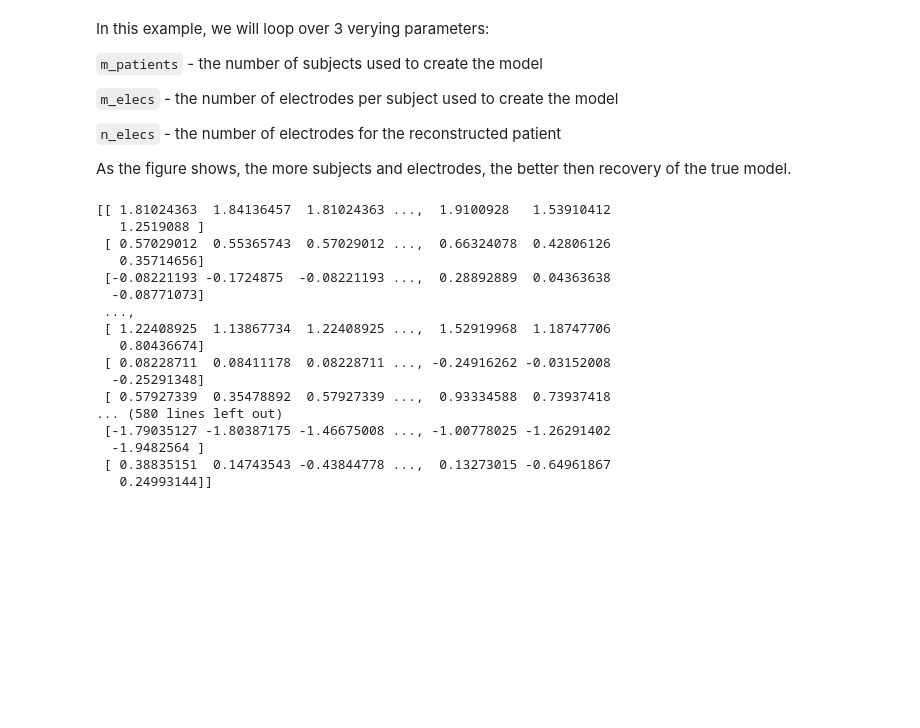
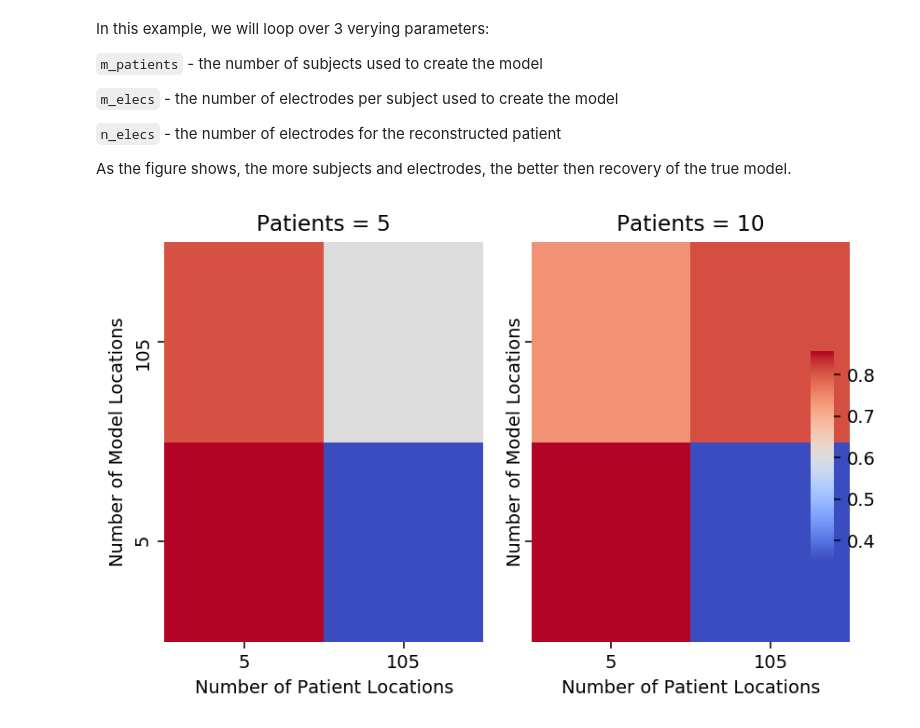
Before and after one commit to ContextLab/supereeg, a Jupyter notebook: docs/tutorial/simulate_objects.ipynb, the cells around one changed output. Drawn from its saved outputs; the diff is of its cells as text; code cells hidden in the pictures; blank space fills up the shorter version.

```diff
--- a/docs/tutorial/simulate_objects.ipynb
+++ b/docs/tutorial/simulate_objects.ipynb
@@ -233,15 +234,15 @@ As the figure shows, the more subjects and electrodes, the better then recovery
 the true model.
 # %%
 # n_electrodes - number of electrodes for reconstructed patient
-n_elecs = range(5, 165, 50)
+n_elecs = range(5, 165, 100)
 
 # m_patients - number of patients in the model
 m_patients = [5, 10]
 
 # m_electrodes - number of electrodes for each patient in the model
-m_elecs = range(5, 165, 50)
+m_elecs = range(5, 165, 100)
 
-iter_val = 5
+iter_val = 2
 
 append_d = pd.DataFrame()
 
@@ -254,11 +255,7 @@ for p, m, n in param_grid:
 
 
         #create brain objects with m_patients and loop over the number of model locations and subset locations to build model
-        model_bos = [se.simulate_model_bos(n_samples=1000, sample_rate=1000, locs=locs, sample_locs = m) for x in range(p)]
-
-        model_locs = pd.DataFrame()
-        for i in range(len(model_bos)):
-            model_locs = model_locs.append(model_bos[i].locs, ignore_index = True)
+        model_bos = [se.simulate_model_bos(n_samples=100, sample_rate=1000, locs=locs, sample_locs = m) for x in range(p)]
 
         # create model from subsampled gray locations
         model = se.Model(model_bos, locs=locs)
@@ -267,7 +264,7 @@ for p, m, n in param_grid:
         sub_locs = locs.sample(n).sort_values(['x', 'y', 'z'])
 
         # simulate brain object
-        bo = se.simulate_bo(n_samples=1000, sample_rate=1000, locs=locs)
+        bo = se.simulate_bo(n_samples=100, sample_rate=1000, locs=locs)
 
         # parse brain object to create synthetic patient data
         data = bo.data.iloc[:, sub_locs.index]
@@ -276,57 +273,44 @@ for p, m, n in param_grid:
         bo_sample = se.Brain(data=data.as_matrix(), locs=sub_locs)
 
         # reconstruct at 'unknown' locations
-        recon = model.predict(bo_sample)
+        bo_r = model.predict(bo_sample)
+
+        # find the reconstructed indices
+        recon_inds = [i for i, x in enumerate(bo_r.label) if x == 'reconstructed']
+
+        # sample reconstructed data a reconstructed indices
+        recon = bo_r.data.iloc[:, recon_inds]
 
         # sample actual data at reconstructed locations
-        actual = bo.data.iloc[:, recon.locs.index]
+        actual = bo.data.iloc[:, recon_inds]
 
         # correlate reconstruction with actual data
-        corr_vals = corr_column(actual.as_matrix(),recon.data.as_matrix())
+        corr_vals = corr_column(actual.as_matrix(),recon.as_matrix())
 
-        # since the numbers of reconstructed locations change, sample the same number to take mean
-        corr_vals_sample = np.random.choice(corr_vals, 5)
+        d.append({'Numbder of Patients in Model': p, 'Number of Model Locations': m, 'Number of Patient Locations': n, 'Average Correlation': corr_vals.mean(), 'Correlations': corr_vals})
 
-        d.append({'Numbder of Patients in Model': p, 'Number of Model Locations': m, 'Number of Patient Locations': n, 'Average Correlation': corr_vals_sample.mean(), 'Correlations': corr_vals, 'Model Locations': model_locs.values, 'Patient Locations': bo_sample.locs.values})
-
-    d = pd.DataFrame(d, columns = ['Numbder of Patients in Model', 'Number of Model Locations', 'Number of Patient Locations', 'Average Correlation', 'Correlations', 'Model Locations', 'Patient Locations'])
+    d = pd.DataFrame(d, columns = ['Numbder of Patients in Model', 'Number of Model Locations', 'Number of Patient Locations', 'Average Correlation', 'Correlations'])
     append_d = append_d.append(d)
     append_d.index.rename('Iteration', inplace=True)
 
 
 new_df=append_d.groupby('Average Correlation').mean()
 
 fig, axs = plt.subplots(ncols=len(np.unique(new_df['Numbder of Patients in Model'])), sharex=True, sharey=True)
 
 axs_iter = 0
 cbar_ax = fig.add_axes([.92, .3, .03, .4])
 for i in np.unique(new_df['Numbder of Patients in Model']):
 
 
     data_plot = append_d[append_d['Numbder of Patients in Model'] == i].pivot_table(index=['Number of Model Locations'], columns='Number of Patient Locations',
                                                               values='Average Correlation')
     axs[axs_iter].set_title('Patients = '+ str(i))
     sns.heatmap(data_plot, cmap="coolwarm", cbar = axs_iter == 0, ax = axs[axs_iter], cbar_ax = None if axs_iter else cbar_ax)
     axs[axs_iter].invert_yaxis()
     axs_iter+=1
 
 plt.tight_layout()
 plt.show()
 # %% [output]
-[[ 1.81024363  1.84136457  1.81024363 ...,  1.9100928   1.53910412
-   1.2519088 ]
- [ 0.57029012  0.55365743  0.57029012 ...,  0.66324078  0.42806126
-   0.35714656]
- [-0.08221193 -0.1724875  -0.08221193 ...,  0.28892889  0.04363638
-  -0.08771073]
- ...,
- [ 1.22408925  1.13867734  1.22408925 ...,  1.52919968  1.18747706
-   0.80436674]
- [ 0.08228711  0.08411178  0.08228711 ..., -0.24916262 -0.03152008
-  -0.25291348]
- [ 0.57927339  0.35478892  0.57927339 ...,  0.93334588  0.73937418
-... (580 lines left out)
- [-1.79035127 -1.80387175 -1.46675008 ..., -1.00778025 -1.26291402
-  -1.9482564 ]
- [ 0.38835151  0.14743543 -0.43844778 ...,  0.13273015 -0.64961867
-   0.24993144]]
+[figure, added]
```
Also changed, not shown: parts of 9 cells of this notebook.
